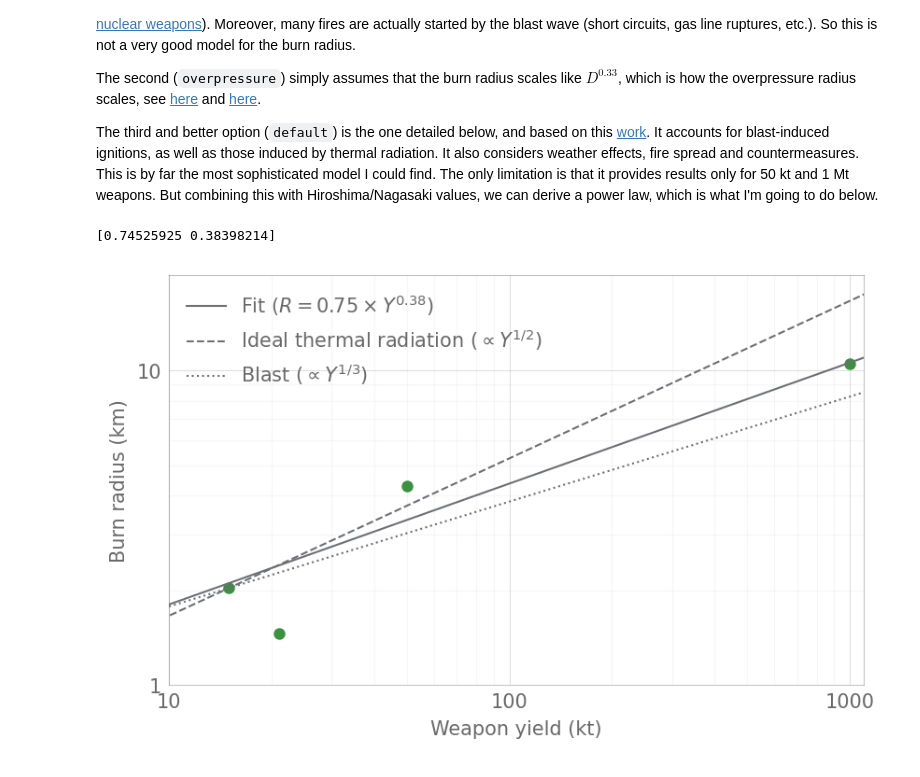
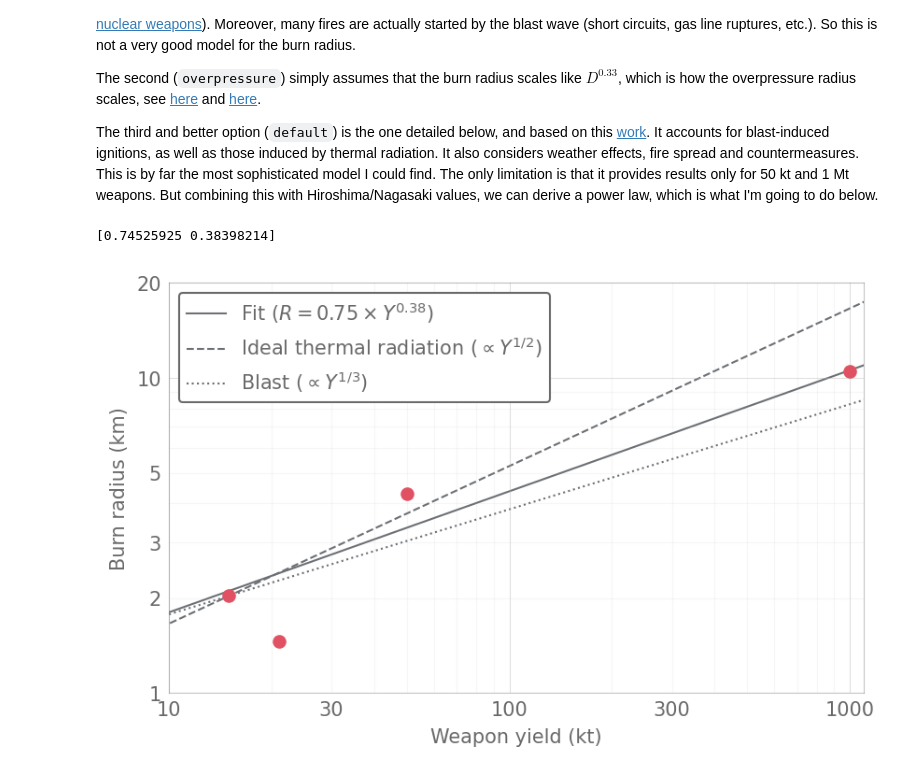
Before and after one commit to allfed/Population-Loss-NW, a Jupyter notebook: scripts/burn-radius-scaling.ipynb, the cells around one changed output. Drawn from its saved outputs; the diff is of its cells as text; code cells hidden in the pictures.

Commit message:
figure beautification

```diff
--- a/scripts/burn-radius-scaling.ipynb
+++ b/scripts/burn-radius-scaling.ipynb
@@ -38,7 +38,7 @@ R.append(6.53*1.609)
 # %%
 plt.close(1)
 plt.figure(1, figsize=(6.4, 3.8))
-plt.loglog(Y, R, "o")
+plt.loglog(Y, R, "o", color="#E05263", ms=7)
 
 
 # Define power law function
@@ -55,37 +55,42 @@ Y_fit = np.logspace(np.log10(1), np.log10(2000), 100)
 R_fit = power_law(Y_fit, *popt)
 
 # Plot the fitted curve
-plt.loglog(Y_fit, R_fit, "-", label=f"Fit ($R = {popt[0]:.2f}"+r" \times Y^{0.38}$)", lw=1, c="#6c7075")
-plt.loglog(Y_fit, np.sqrt(13 / np.pi)*np.sqrt(Y_fit/15), "--", label=r"Ideal thermal radiation ($\propto Y^{1/2}$)", lw=1, c="#6c7075")
-plt.loglog(Y_fit, np.sqrt(13 / np.pi)*np.power(Y_fit/15, 0.3333333333), ":", label="Blast ($\propto Y^{1/3}$)", lw=1, c="#6c7075")
+plt.loglog(Y_fit, R_fit, "-", label=f"Fit ($R = {popt[0]:.2f}"+r" \times Y^{0.38}$)", lw=1, c="#6c7075", zorder=-30)
+plt.loglog(Y_fit, np.sqrt(13 / np.pi)*np.sqrt(Y_fit/15), "--", label=r"Ideal thermal radiation ($\propto Y^{1/2}$)", lw=1, c="#6c7075", zorder=-30)
+plt.loglog(Y_fit, np.sqrt(13 / np.pi)*np.power(Y_fit/15, 0.3333333333), ":", label="Blast ($\propto Y^{1/3}$)", lw=1, c="#6c7075", zorder=-30)
 
 plt.grid(True, which="minor", ls="-", alpha=0.1, lw=0.5)
 
 ax = plt.gca()
 ax.xaxis.set_major_formatter(
     plt.FuncFormatter(
         lambda val, pos: "{:.1f}".format(val) if val < 1 else "{:.0f}".format(val)
     )
 )
 ax.yaxis.set_major_formatter(
     plt.FuncFormatter(
         lambda val, pos: "{:.1f}".format(val) if val < 1 else "{:.0f}".format(val)
     )
 )
 
 for spine in ax.spines.values():
     spine.set_alpha(0.4)
     spine.set_linewidth(0.5)
     spine.set_color("dimgrey")
     spine.set_visible(True)
 
 
+# Set minor ticks that we want labeled
+ax.xaxis.set_minor_formatter(plt.FuncFormatter(lambda val, pos: "{:.1f}".format(val) if val == 0.3 else "{:.0f}".format(val) if val in [3, 30, 300] else ""))
+ax.yaxis.set_minor_formatter(plt.FuncFormatter(lambda val, pos: "{:.1f}".format(val) if val == 0.3 else "{:.0f}".format(val) if val in [2, 3, 5, 20, 30, 300] else ""))
+ax.tick_params(axis='both', which='minor', pad=2)
+
 plt.xlim(10, 1100)
 plt.ylim(1, 20)
 plt.xlabel("Weapon yield (kt)")
 plt.ylabel("Burn radius (km)")
-plt.legend(frameon=False)
-plt.savefig("burn-radius-scaling.png", dpi=300)
+plt.legend()
+plt.savefig("burn-radius-scaling.png", dpi=300, bbox_inches="tight")
 # %% [output]
 [0.74525925 0.38398214]
-[figure, old version]
+[figure, new version]
```
Also changed, not shown: 2 other files.
